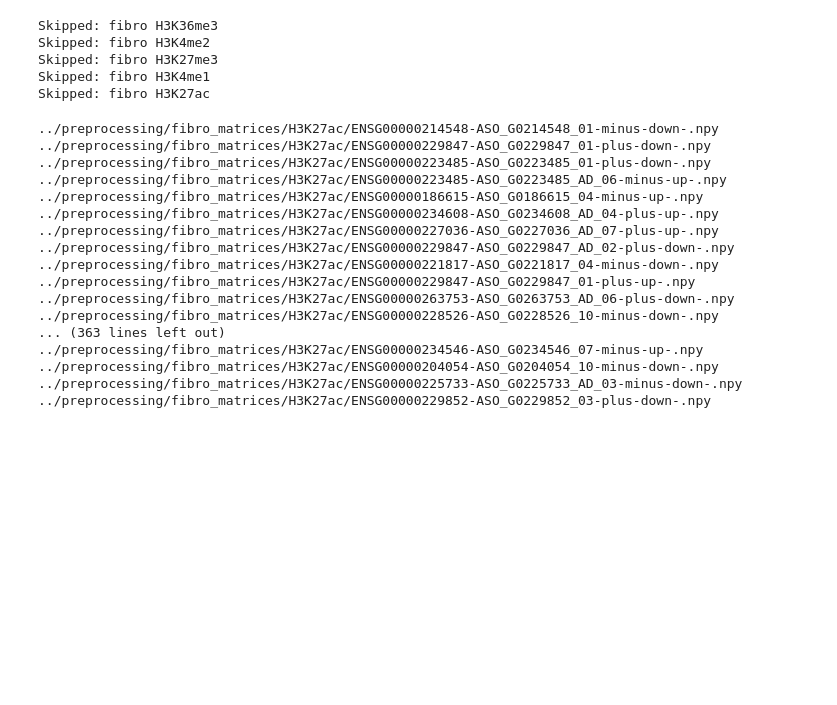
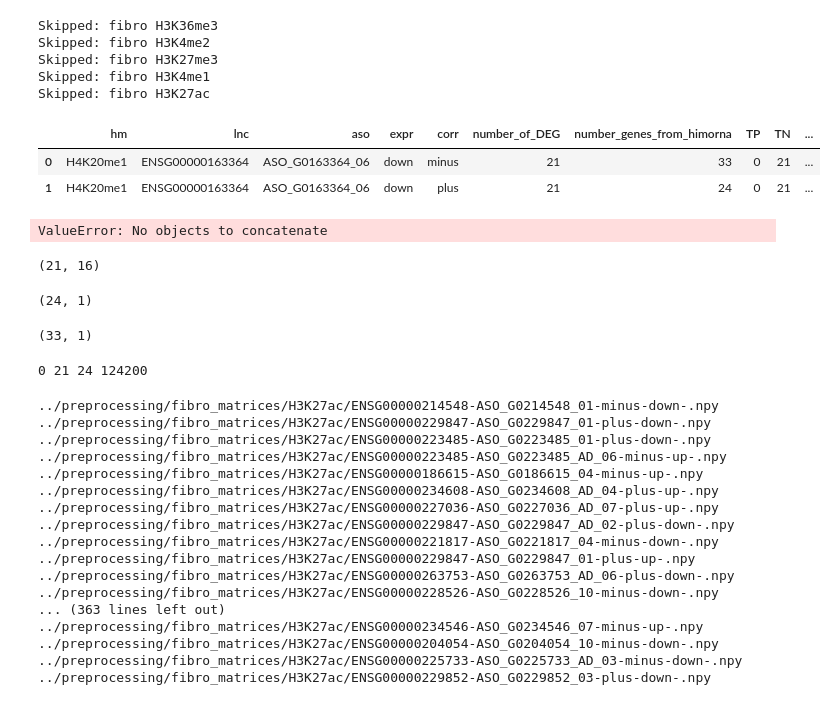
Before and after one commit to magletdinov/fantom.ips-himorna.peaks, a Jupyter notebook: scripts/analysis.ipynb, the cells around one changed output. Saved outputs shown, nothing was run; the diff lists cells and outputs as text; code cells hidden in the pictures; blank space fills up the shorter version.

```diff
--- a/scripts/analysis.ipynb
+++ b/scripts/analysis.ipynb
@@ -689,6 +689,36 @@ Skipped: fibro H3K4me2
 Skipped: fibro H3K27me3
 Skipped: fibro H3K4me1
 Skipped: fibro H3K27ac
+# %%
+#проверка
+to_csv= PREPROCESSING / "fibro_info"  / "H4K20me1.tsv"
+pd.read_csv(to_csv, sep="\t").query("aso == 'ASO_G0163364_06'")
+# %% [output]
+|  | hm | lnc | aso | expr | corr | number_of_DEG | number_genes_from_himorna | TP | TN | ... |
+| 0 | H4K20me1 | ENSG00000163364 | ASO_G0163364_06 | down | minus | 21 | 33 | 0 | 21 | ... |
+| 1 | H4K20me1 | ENSG00000163364 | ASO_G0163364_06 | down | plus | 21 | 24 | 0 | 21 | ... |
+# %%
+pd.concat([pd.read_csv(to_deg, sep="\t") for to_deg in FIBRO_INDEX.glob((f'*/*ENSG00000163364-ASO_G0163364_06-up*'))]).shape
+# %% [output]
+ValueError: No objects to concatenate
+# %%
+pd.concat([pd.read_csv(to_deg, sep="\t") for to_deg in FIBRO_INDEX.glob((f'*/*ENSG00000163364-ASO_G0163364_06-down*'))]).shape
+# %% [output]
+(21, 16)
+# %%
+pd.concat([pd.read_csv(to_himorna, sep="\t") for to_himorna in HIMORNA_GENES_SIGN.glob((f'H4K20me1/*-ENSG00000163364-plus*'))]).shape
+# %% [output]
+(24, 1)
+# %%
+pd.concat([pd.read_csv(to_himorna, sep="\t") for to_himorna in HIMORNA_GENES_SIGN.glob((f'H4K20me1/*-ENSG00000163364-minus*'))]).shape
+# %% [output]
+(33, 1)
+# %%
+matrix = [np.load(to_matrix) for to_matrix in FIBRO_MATRICES.glob("H4K20me1/*ENSG00000163364-ASO_G0163364_06-minus-down*")][0]
+print(fantom_lv2[matrix[0]].shape[0], fantom_lv2[matrix[1]].shape[0],
+      fantom_lv2[matrix[2]].shape[0], fantom_lv2[matrix[3]].shape[0])
+# %% [output]
+0 21 24 124200
 # %%
 agg_info_func(hm="H3K27ac", exp="fibro")
 # %% [output]
```
Also changed, not shown: parts of 4 cells of this notebook, 2 other files.
